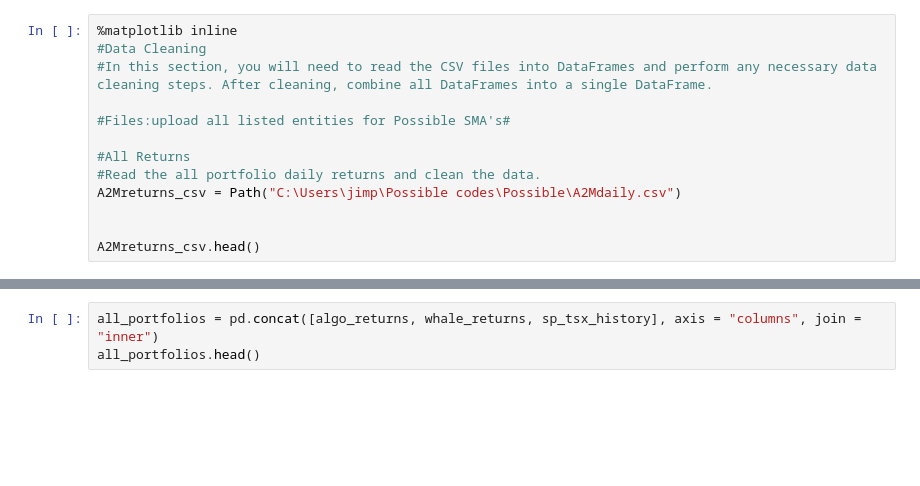
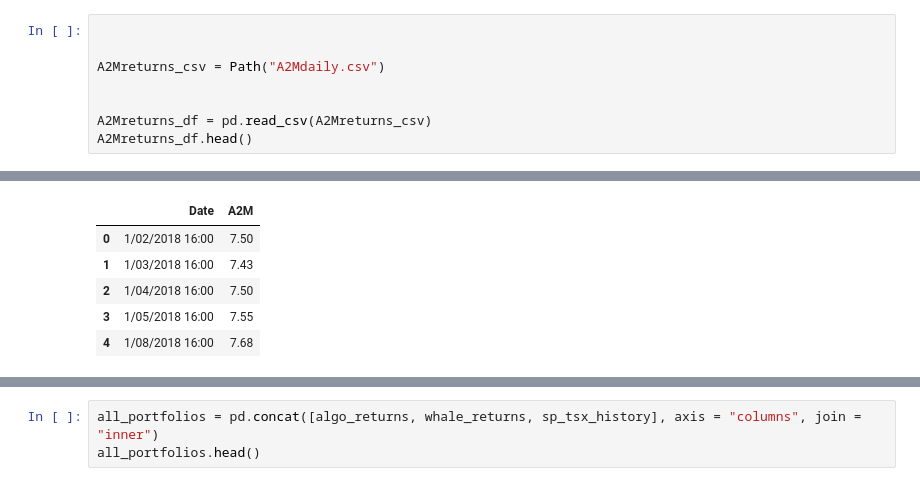
Before and after one commit to JimP315/Possible, a Jupyter notebook: Possibe.ipynb, the cells around one changed output, grey strips where cells are left out. Drawn from its saved outputs; the diff is of its cells as text; blank space fills up the shorter version.

```diff
--- a/Possibe.ipynb
+++ b/Possibe.ipynb
@@ -9,14 +33,9 @@ from pathlib import Path
 # %%
-%matplotlib inline
-#Data Cleaning
-#In this section, you will need to read the CSV files into DataFrames and perform any necessary data cleaning steps. After cleaning, combine all DataFrames into a single DataFrame.
-
-#Files:upload all listed entities for Possible SMA's#
-
-#All Returns
-#Read the all portfolio daily returns and clean the data.
-A2Mreturns_csv = Path("C:\Users\jimp\Possible codes\Possible\A2Mdaily.csv")
 
 
-A2Mreturns_csv.head()
+A2Mreturns_csv = Path("A2Mdaily.csv")
+
+
+A2Mreturns_df = pd.read_csv(A2Mreturns_csv)
+A2Mreturns_df.head()
 # %% [output]
@@ -23,0 +42,6 @@ SyntaxError: (unicode error) 'unicodeescape' codec can't decode bytes in positio
+|  | Date | A2M |
+| 0 | 1/02/2018 16:00 | 7.50 |
+| 1 | 1/03/2018 16:00 | 7.43 |
+| 2 | 1/04/2018 16:00 | 7.50 |
+| 3 | 1/05/2018 16:00 | 7.55 |
+| 4 | 1/08/2018 16:00 | 7.68 |
```
Also changed, not shown: parts of 29 cells of this notebook, 1 other file.
